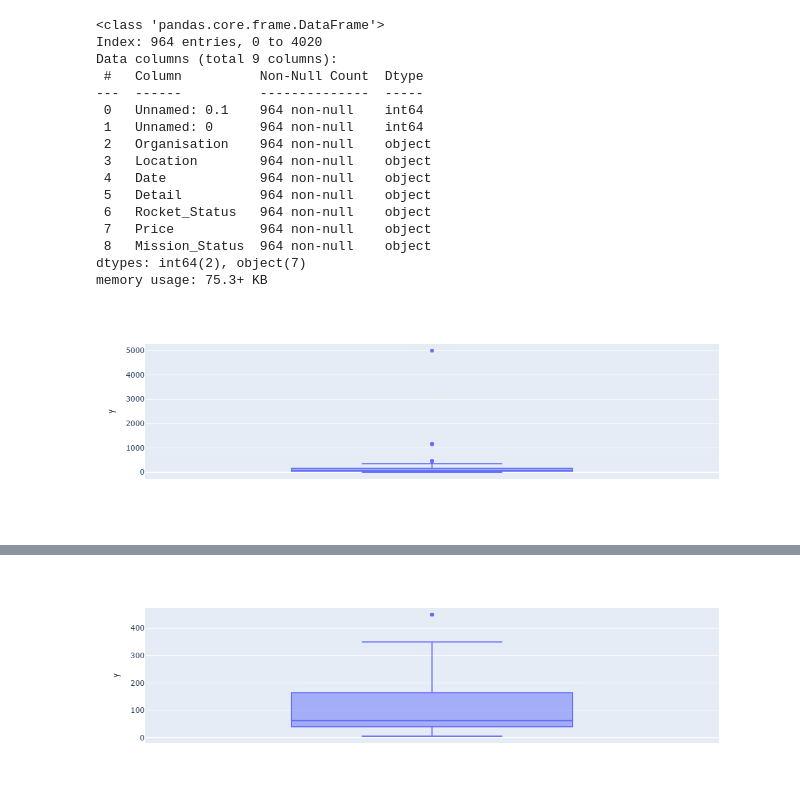
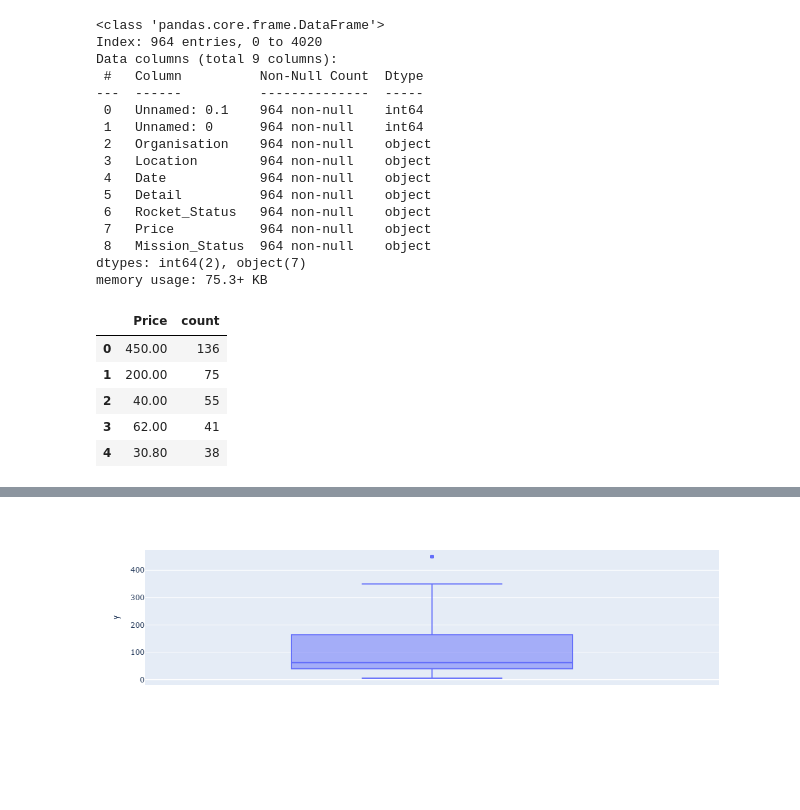
Before and after one commit to Bill-khk/Data-analysis, a Jupyter notebook: SpaceMissions/data/Space_Missions_Analysis_(start).ipynb, the cells around one changed output, grey strips where cells are left out. Saved outputs shown, nothing was run; the diff lists cells and outputs as text; code cells hidden in the pictures; blank space fills up the shorter version.

```diff
--- a/SpaceMissions/data/Space_Missions_Analysis_(start).ipynb
+++ b/SpaceMissions/data/Space_Missions_Analysis_(start).ipynb
@@ -237,7 +234,13 @@ memory usage: 75.3+ KB
 clean_df.loc[:, 'Price']=clean_df['Price'].astype(str).str.replace(',', "")
 clean_df.loc[:, 'Price']=clean_df['Price'].astype(str).str.replace('.0', "")
 clean_df.loc[:,'Price']=clean_df['Price'].astype(float)
-# %%
-px.box(y=clean_df['Price'], width=500)
-# %% [output]
-[figure, removed]
+# %%
+price_df = clean_df['Price'].value_counts().reset_index()
+price_df.head(5)
+# %% [output]
+|  | Price | count |
+| 0 | 450.00 | 136 |
+| 1 | 200.00 | 75 |
+| 2 | 40.00 | 55 |
+| 3 | 62.00 | 41 |
+| 4 | 30.80 | 38 |
```
Also changed, not shown: parts of 5 cells of this notebook.
